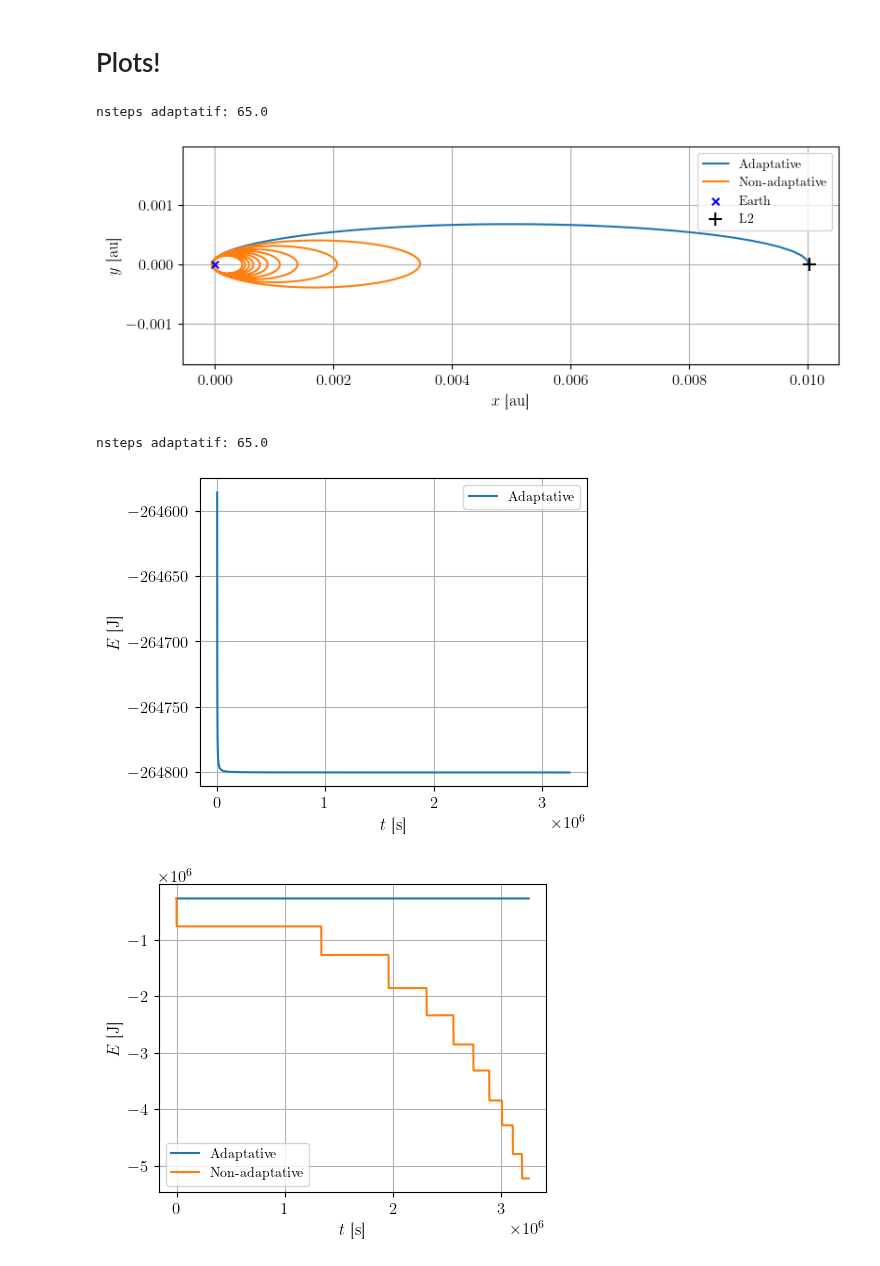
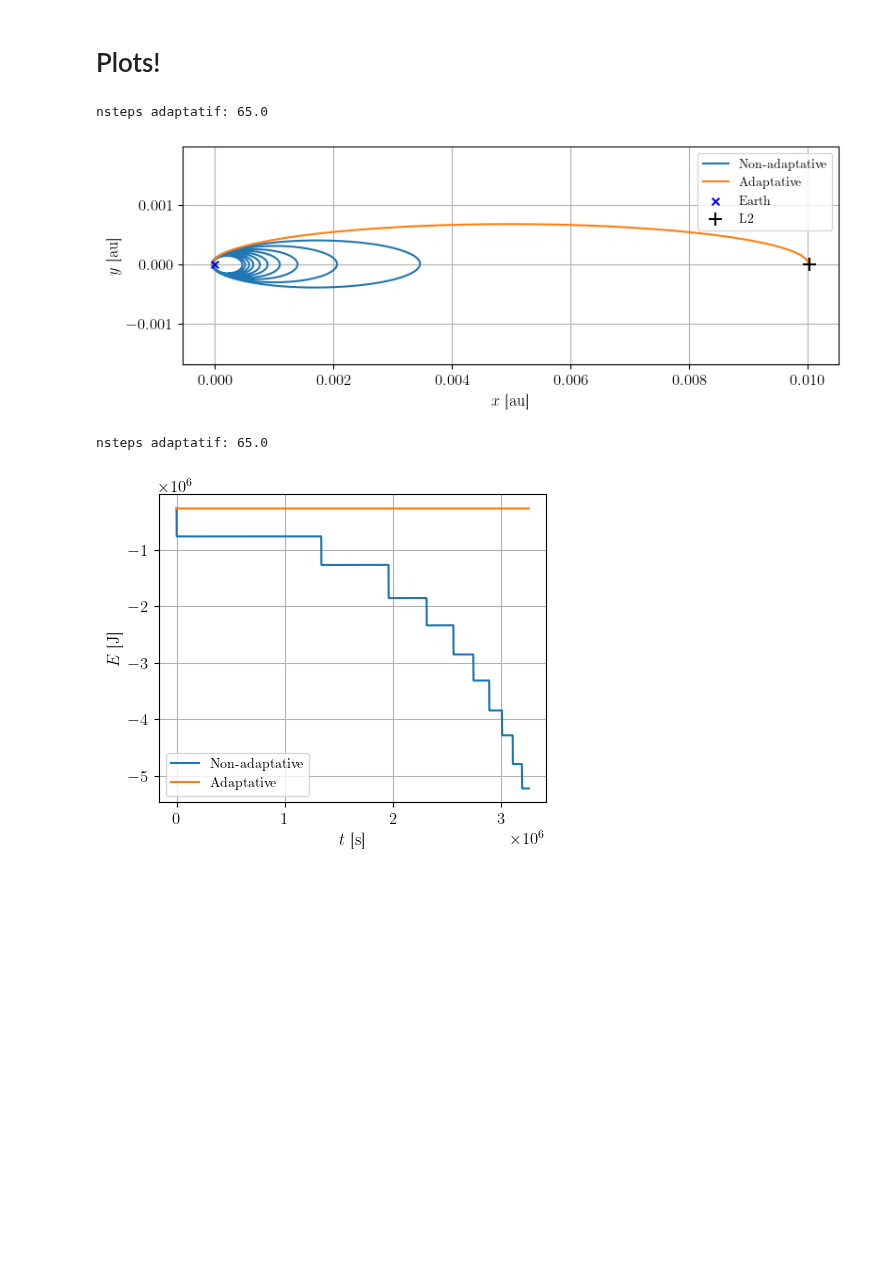
Before and after one commit to TomVdt/PhysNum, a Jupyter notebook: exercice3/analysis/analysis3ai.ipynb, the cells around one changed output. Cells and saved outputs as stored; diff of their text form; code cells hidden in the pictures; blank space fills up the shorter version.

```diff
--- a/exercice3/analysis/analysis3ai.ipynb
+++ b/exercice3/analysis/analysis3ai.ipynb
@@ -27,7 +27,7 @@ params_variations = {
     # 'nsteps': [200000],
     # 'tol': [1e-5],
     'nsteps': [5000],
-    'adapt': ['true', 'false'],
+    'adapt': ['false', 'true'],
     'tol': [100],
 }
 all_params = tuple(
@@ -90,36 +90,24 @@ plt.ylabel(r'$y$ [au]')
 plt.savefig(export_path + 'transfert_comparaison.pdf')
 # %% [output]
 nsteps adaptatif: 65.0
-[figure, old version]
+[figure, new version]
 # %%
 for (params, data) in all_data.values():
     t, energy = data[:,0], data[:,5]
     label = ''
-    nsteps = 0
     if params['adapt']=='true':
         label = 'Adaptative'
         print(f'nsteps adaptatif: {data[-1,-2]}')
-        plt.plot(t, energy, label=label)
-        plt.grid()
-        plt.legend()
-
-        plt.xlabel(r'$t$ [s]')
-        plt.ylabel(r'$E$ [J]')
-        plt.savefig(export_path + 'transfert_adapt_energy.pdf')
-        plt.show()
     else:
         label='Non-adaptative'
     plt.plot(t, energy, label=label)
-    # plt.show()
-
 
 plt.grid()
 plt.legend()
 
 plt.xlabel(r'$t$ [s]')
 plt.ylabel(r'$E$ [J]')
 plt.savefig(export_path + 'transfert_all_energy.pdf')
 # %% [output]
 nsteps adaptatif: 65.0
-[figure, old version]
+[figure, new version]
-[figure, removed]
```
Also changed, not shown: parts of 1 cell of this notebook, 4 other files.
